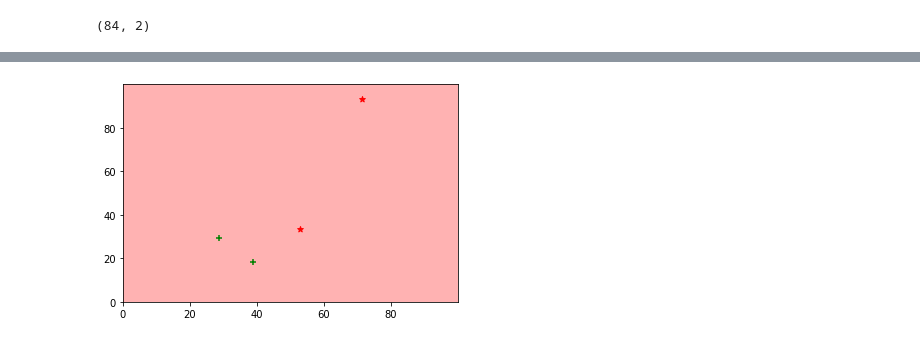
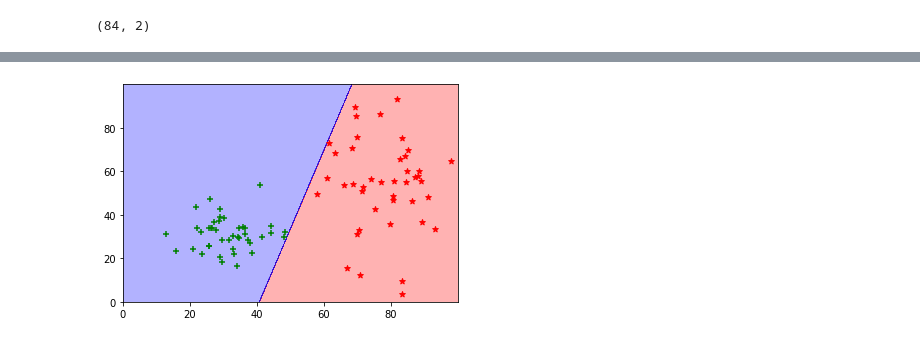
Before and after one commit to i-sergh/MLeto, a Jupyter notebook: Perceptron/Perceptron.ipynb, the cells around one changed output, grey strips where cells are left out. Saved outputs shown, nothing was run; the diff lists cells and outputs as text; code cells hidden in the pictures.

```diff
--- a/Perceptron/Perceptron.ipynb
+++ b/Perceptron/Perceptron.ipynb
@@ -105,4 +102,5 @@ k2 = k2.T
 X = np.zeros( (84,2) )
 X[:42] = k1
 X[42:] = k2
-X /= 100
+#X /= 100
+X
@@ -116,3 +138,6 @@ array([-1, -1, -1, -1, -1, -1, -1, -1, -1, -1, -1, -1, -1, -1, -1, -1, -1,
        -1, -1, -1, -1, -1, -1, -1, -1,  1,  1,  1,  1,  1,  1,  1,  1,  1,
         1,  1,  1,  1,  1,  1,  1,  1,  1,  1,  1,  1,  1,  1,  1,  1,  1,
         1,  1,  1,  1,  1,  1,  1,  1,  1,  1,  1,  1,  1,  1,  1,  1])
+# %%
+X_train, X_test, y_train, y_test = train_test_split(X, y, test_size = 0.02, random_state=1, stratify=y )
+X_test
@@ -127,3 +151,4 @@ rgen.shuffle(y)
 # %%
-ppn = Perceptron( eta=0.1, n_iter=5, random_state=1)
-ppn.fit(X,y)
+ppn = Perceptron( eta=0.01, n_iter=500, random_state=1)
+# %%
+ppn.fit(X_train,y_train)
@@ -135,23 +178,23 @@ plt.show()
 # %%
 x1_min, x1_max = 0,100
 x2_min, x2_max = 0,100
-resol = 0.01
+resol = 0.1
 
 cmap = ListedColormap(['red', 'blue'])
 
 xx1, xx2 = np.meshgrid(
                        np.arange(x1_min, x1_max, resol),
                        np.arange(x2_min, x2_max, resol)
                       )
 Z = ppn.predict(
                 np.array([xx1.ravel(), xx2.ravel()] ).T
                 )
 Z = Z.reshape(xx1.shape)
 
 plt.contourf( xx1, xx2, Z, alpha=0.3, cmap=cmap )
-plt.scatter(k1[0], k1[1],  color='red', marker='*', label='class 1')
-plt.scatter(k2[0], k2[1],  color='green', marker='+', label='class 2')
+plt.scatter(kg1[0], kg1[1],  color='red', marker='*', label='class 1')
+plt.scatter(kg2[0], kg2[1],  color='green', marker='+', label='class 2')
 #plt.axis('off')
 plt.show()
 # %% [output]
-[figure, old version]
+[figure, new version]
```
Also changed, not shown: parts of 12 cells of this notebook.
